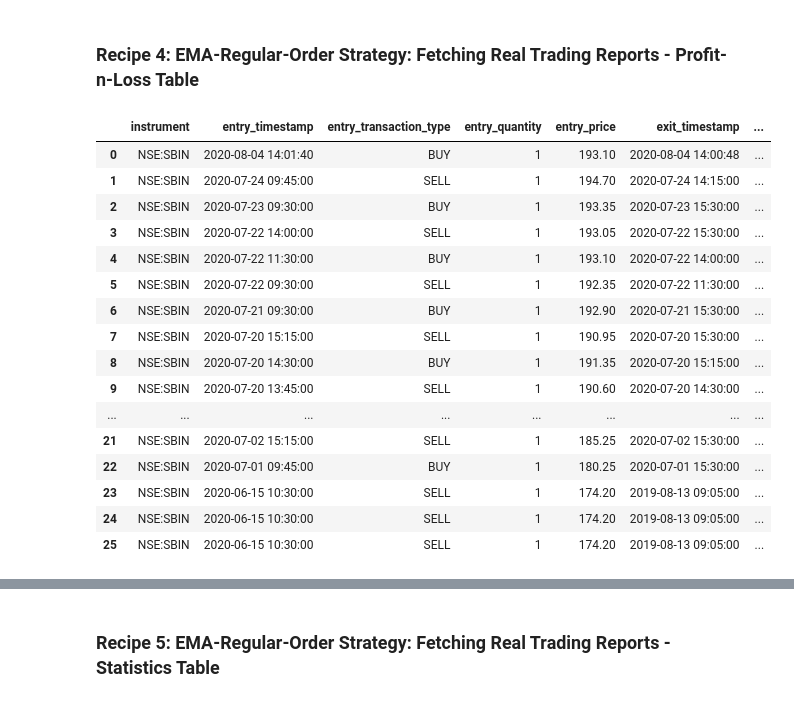
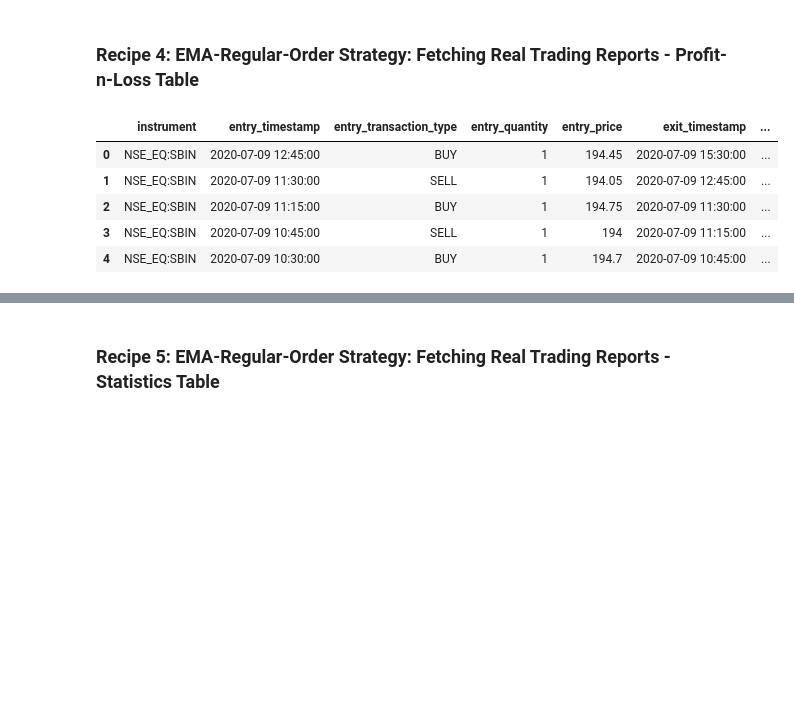
Before and after one commit to PacktPublishing/Python-Algorithmic-Trading-Cookbook, a Jupyter notebook: Chapter11/CHAPTER 11.ipynb, the cells around one changed output, grey strips where cells are left out. Saved outputs shown, nothing was run; the diff lists cells and outputs as text; code cells hidden in the pictures; blank space fills up the shorter version.

```diff
--- a/Chapter11/CHAPTER 11.ipynb
+++ b/Chapter11/CHAPTER 11.ipynb
@@ -26,7 +26,7 @@ algobulls_connection.get_authorization_url()
 Please login to this URL with your AlgoBulls credentials and get your developer access token: https://app.algobulls.com/user/login
 'https://app.algobulls.com/user/login'
 # %%
-algobulls_connection.set_access_token('7f154d25954aaad4e39dd075d402ff4aa8644469')
+algobulls_connection.set_access_token('80b7a69b168c5b3f15d56688841a8f2da5e2ab2c')
 # %%
 all_strategies = algobulls_connection.get_all_strategies()
 all_strategies
@@ -127,24 +144,11 @@ No log records found yet. Perhaps trading was never started.
 # %% [markdown]
 ### Recipe 4: EMA-Regular-Order Strategy: Fetching Real Trading Reports - Profit-n-Loss Table
-# %%
-algobulls_connection.api._AlgoBullsAPI__key_realtrading=39
 # %%
-algobulls_connection.get_realtrading_report_pnl_table(strategy_code=strategy_code1)
+algobulls_connection.get_papertrading_report_pnl_table(strategy_code1)
 # %% [output]
 |  | instrument | entry_timestamp | entry_transaction_type | entry_quantity | entry_price | exit_timestamp | ... |
-| 0 | NSE:SBIN | 2020-08-04 14:01:40 | BUY | 1 | 193.10 | 2020-08-04 14:00:48 | ... |
-| 1 | NSE:SBIN | 2020-07-24 09:45:00 | SELL | 1 | 194.70 | 2020-07-24 14:15:00 | ... |
-| 2 | NSE:SBIN | 2020-07-23 09:30:00 | BUY | 1 | 193.35 | 2020-07-23 15:30:00 | ... |
-| 3 | NSE:SBIN | 2020-07-22 14:00:00 | SELL | 1 | 193.05 | 2020-07-22 15:30:00 | ... |
-| 4 | NSE:SBIN | 2020-07-22 11:30:00 | BUY | 1 | 193.10 | 2020-07-22 14:00:00 | ... |
-| 5 | NSE:SBIN | 2020-07-22 09:30:00 | SELL | 1 | 192.35 | 2020-07-22 11:30:00 | ... |
-| 6 | NSE:SBIN | 2020-07-21 09:30:00 | BUY | 1 | 192.90 | 2020-07-21 15:30:00 | ... |
-| 7 | NSE:SBIN | 2020-07-20 15:15:00 | SELL | 1 | 190.95 | 2020-07-20 15:30:00 | ... |
-| 8 | NSE:SBIN | 2020-07-20 14:30:00 | BUY | 1 | 191.35 | 2020-07-20 15:15:00 | ... |
-| 9 | NSE:SBIN | 2020-07-20 13:45:00 | SELL | 1 | 190.60 | 2020-07-20 14:30:00 | ... |
-| ... | ... | ... | ... | ... | ... | ... | ... |
-| 21 | NSE:SBIN | 2020-07-02 15:15:00 | SELL | 1 | 185.25 | 2020-07-02 15:30:00 | ... |
-| 22 | NSE:SBIN | 2020-07-01 09:45:00 | BUY | 1 | 180.25 | 2020-07-01 15:30:00 | ... |
-| 23 | NSE:SBIN | 2020-06-15 10:30:00 | SELL | 1 | 174.20 | 2019-08-13 09:05:00 | ... |
-| 24 | NSE:SBIN | 2020-06-15 10:30:00 | SELL | 1 | 174.20 | 2019-08-13 09:05:00 | ... |
-| 25 | NSE:SBIN | 2020-06-15 10:30:00 | SELL | 1 | 174.20 | 2019-08-13 09:05:00 | ... |
+| 0 | NSE_EQ:SBIN | 2020-07-09 12:45:00 | BUY | 1 | 194.45 | 2020-07-09 15:30:00 | ... |
+| 1 | NSE_EQ:SBIN | 2020-07-09 11:30:00 | SELL | 1 | 194.05 | 2020-07-09 12:45:00 | ... |
+| 2 | NSE_EQ:SBIN | 2020-07-09 11:15:00 | BUY | 1 | 194.75 | 2020-07-09 11:30:00 | ... |
+| 3 | NSE_EQ:SBIN | 2020-07-09 10:45:00 | SELL | 1 | 194 | 2020-07-09 11:15:00 | ... |
+| 4 | NSE_EQ:SBIN | 2020-07-09 10:30:00 | BUY | 1 | 194.7 | 2020-07-09 10:45:00 | ... |
```
Also changed, not shown: parts of 29 cells of this notebook.
